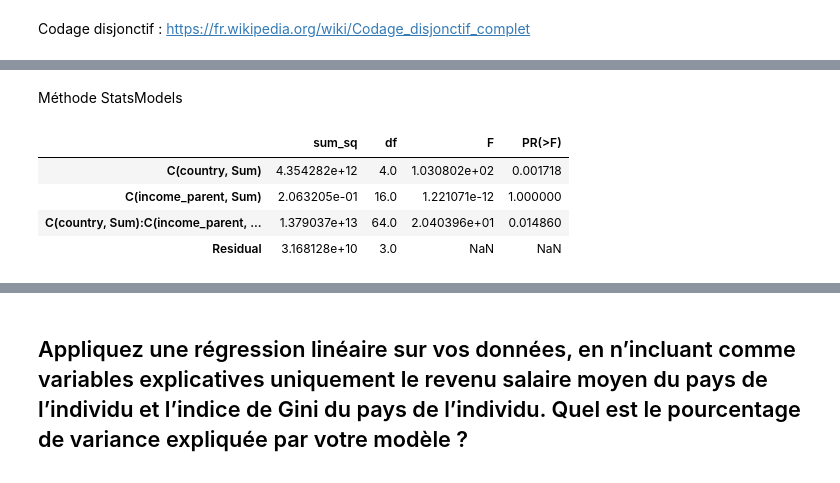
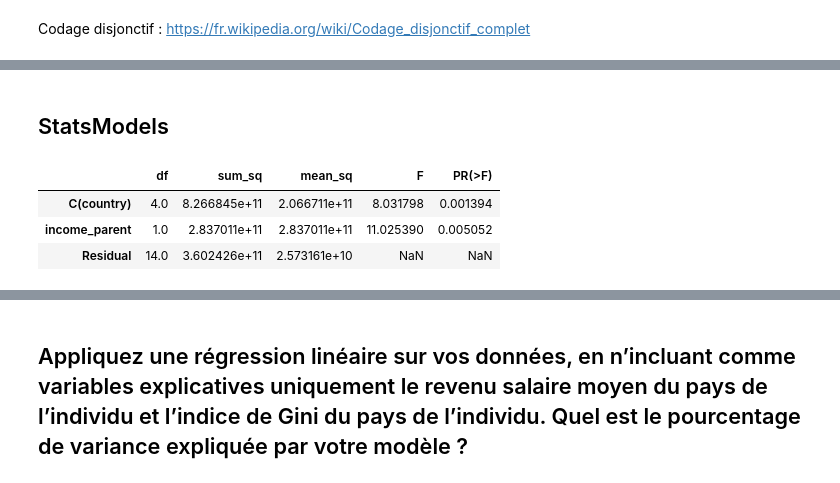
Before and after one commit to Silvock/project_7_income_predict, a Jupyter notebook: notebook/Exercice.ipynb, the cells around one changed output, grey strips where cells are left out. Saved outputs shown, nothing was run; the diff lists cells and outputs as text; code cells hidden in the pictures.

```diff
--- a/notebook/Exercice.ipynb
+++ b/notebook/Exercice.ipynb
@@ -1048,3 +1110,5 @@ Gini 2008 Canada : 33.90 <br>
+# %%
+salaire_moyen_2008 = [ech_quart_peru['income_child'].mean(),ech_quart_mexico['income_child'].mean(),ech_quart_germany['income_child'].mean(),ech_quart_canada['income_child'].mean(),ech_quart_austria['income_child'].mean()]
 # %%
 donnees_20_qtiles = pd.concat([echantillon_peru,echantillon_mexico,echantillon_germany,echantillon_canada,echantillon_austria],ignore_index=True)
 donnees_20_qtiles['indice_gini'] = np.repeat(np.array([48.45,48.23 ,33.29, 33.90,30.45]), 20)
@@ -1073,5 +1138,6 @@ donnees_20_qtiles
 ### Données avec nb_quantiles = 4
 # %%
 donnees_quartiles = pd.concat([ech_quart_peru,ech_quart_mexico,ech_quart_germany,ech_quart_canada,ech_quart_austria],ignore_index=True)
-donnees_quartiles['indice_gini'] = np.repeat(np.array([48.45,48.23 ,33.29, 33.90,30.45]), 4)
+donnees_quartiles['indice_gini'] = np.repeat(np.array([48.45,48.23 ,33.29, 33.90,30.45]), 4) # Ajout des indices de gini
+donnees_quartiles['salaire_moyen_pays_2008'] = np.repeat(np.array(salaire_moyen_2008), 4)
 # %%
@@ -1350,13 +1233,12 @@ aov_table1
 # %% [markdown]
-Méthode StatsModels
+## StatsModels
 # %%
-lm = smf.ols('income_child ~ C(country, Sum)*C(income_parent, Sum)',data=donnees_quartiles).fit()
-aov_table = sm.stats.anova_lm(lm, typ=2) # Type 2 ANOVA DataFrame
+lm = smf.ols('income_child ~ C(country) + income_parent',data=donnees_quartiles).fit()
+sm_ancov_oneway_table = sm.stats.anova_lm(lm, typ=1)
 
-aov_table
+sm_ancov_oneway_table
 # %% [output]
-|  | sum_sq | df | F | PR(>F) |
-| C(country, Sum) | 4.354282e+12 | 4.0 | 1.030802e+02 | 0.001718 |
-| C(income_parent, Sum) | 2.063205e-01 | 16.0 | 1.221071e-12 | 1.000000 |
-| C(country, Sum):C(income_parent, ... | 1.379037e+13 | 64.0 | 2.040396e+01 | 0.014860 |
-| Residual | 3.168128e+10 | 3.0 | NaN | NaN |
+|  | df | sum_sq | mean_sq | F | PR(>F) |
+| C(country) | 4.0 | 8.266845e+11 | 2.066711e+11 | 8.031798 | 0.001394 |
+| income_parent | 1.0 | 2.837011e+11 | 2.837011e+11 | 11.025390 | 0.005052 |
+| Residual | 14.0 | 3.602426e+11 | 2.573161e+10 | NaN | NaN |
```
Also changed, not shown: parts of 84 cells of this notebook.
